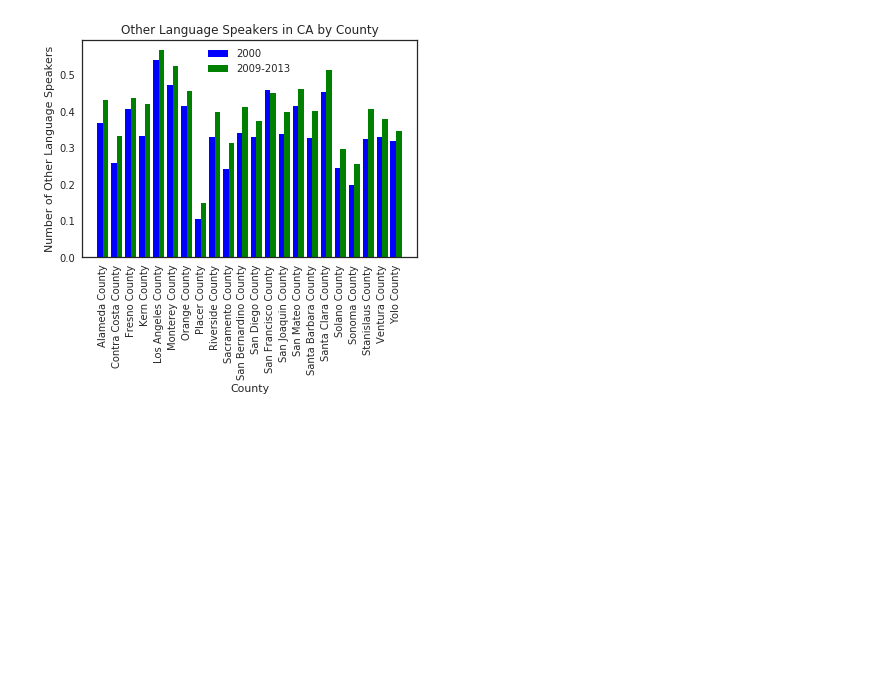
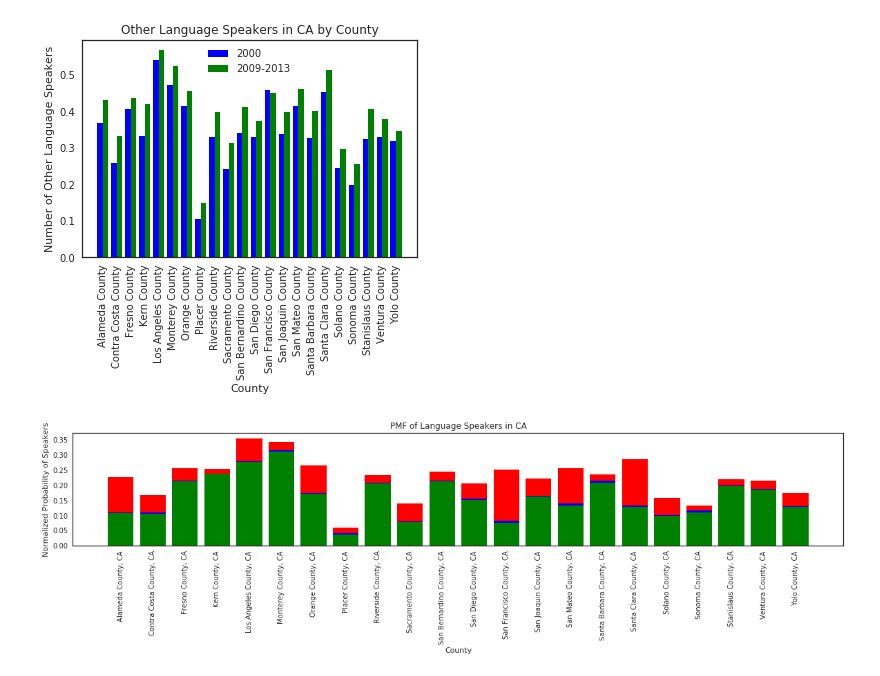
Before and after one commit to AllisonBusa/The-Mother-Tongue-of-US-Communities, a Jupyter notebook: burnit.ipynb, the cells around one changed output. Drawn from its saved outputs; the diff is of its cells as text; code cells hidden in the pictures; blank space fills up the shorter version.

Commit message:
all graphs are done

```diff
--- a/burnit.ipynb
+++ b/burnit.ipynb
@@ -420,3 +478,18 @@ Because California has been first on our three tables of states with the highest
 plotCountyPMF("CA")
 # %% [output]
 [figure]
+# %%
+def createCountiesList(statename):
+    """
+    Creates a list of counties from the 2009-2013 counties list, when you input a state you want to analyze
+    """
+    textfileName =  "/home/jobanner/The-Mother-Tongue-of-US-Communities/raw_data/LanguageSpokenatHome_County_2009-2013.xls"
+    countyNames = []
+    x1 = pd.ExcelFile(textfileName)
+    sheetnames = x1.sheet_names
+    for sheet in sheetnames:
+        if any(x in sheet for x in statename):
+
+            countyNames.append(str(sheet))
+
+    return countyNames
@@ -422,0 +537,24 @@ plotCountyPMF("CA")
+# %%
+def plotLanguagesMOM(state):
+    countylist = createCountiesList([state])
+    df= createListofLanguageGroupsCounties([state])
+    plt.figure(figsize=(20, 3))
+
+    for i in range(0,len(df)):
+        p1= df["SPANISH AND SPANISH CREOLE"][i]
+        p2=df["German, Scandinavian, Italian"][i]
+        p3=df["ASIAN AND PACIFIC ISLAND LANGUAGES"][i]
+        p4=df["Native North American"][i]
+        plt.bar(i, p1,color='g')
+        plt.bar(i, p2,bottom=p1,color='b')
+        plt.bar(i, p3,bottom=p1+p2,color='r')
+        plt.bar(i, p4,bottom=p1+p2+p3,color='#800080')
+        plt.autoscale(enable=True)
+        plt.xticks(range(0,len(countylist)),countylist,rotation=90)
+        plt.title("PMF of Language Speakers in "+str(state))
+        plt.xlabel("County")
+        plt.ylabel("Normalized Probability of Speakers")
+# %%
+plotLanguagesMOM("CA")
+# %% [output]
+[figure, added]
```
Also changed, not shown: parts of 6 cells of this notebook.
